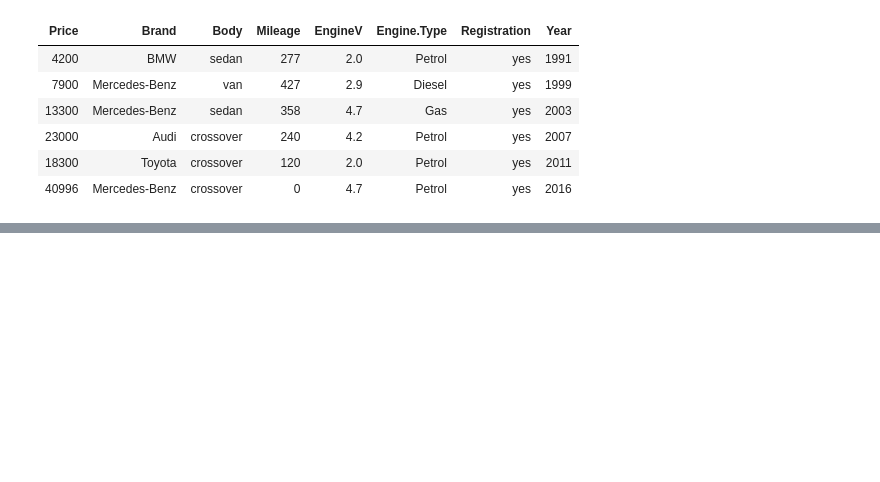
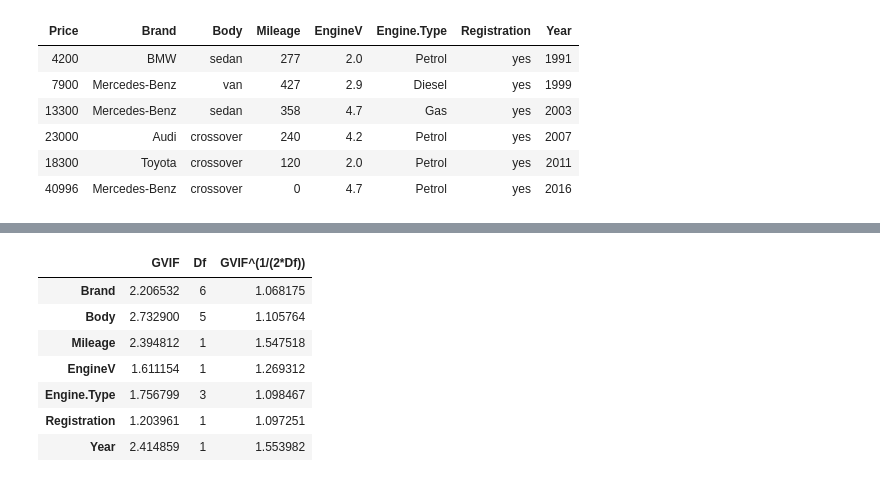
Before and after one commit to nithinivi/DataScienceInR, a Jupyter notebook: lesson-04/Linear Regression.ipynb, the cells around one changed output, grey strips where cells are left out. Cells and saved outputs as stored; diff of their text form; code cells hidden in the pictures; blank space fills up the shorter version.

```diff
--- a/lesson-04/Linear Regression.ipynb
+++ b/lesson-04/Linear Regression.ipynb
@@ -146,0 +206,2 @@ F-statistic: 602.6 on 18 and 2981 DF,  p-value: < 2.2e-16
+# %%
+model_2 <- lm(Price~Brand+Body+Mileage+EngineV+Engine.Type+Registration+Year, data = data_train)
@@ -146,0 +262,11 @@ F-statistic: 602.6 on 18 and 2981 DF,  p-value: < 2.2e-16
+# %%
+vif(model_2)
+# %% [output]
+|  | GVIF | Df | GVIF^(1/(2*Df)) |
+| Brand | 2.206532 | 6 | 1.068175 |
+| Body | 2.732900 | 5 | 1.105764 |
+| Mileage | 2.394812 | 1 | 1.547518 |
+| EngineV | 1.611154 | 1 | 1.269312 |
+| Engine.Type | 1.756799 | 3 | 1.098467 |
+| Registration | 1.203961 | 1 | 1.097251 |
+| Year | 2.414859 | 1 | 1.553982 |
```
Also changed, not shown: parts of 29 cells of this notebook.
